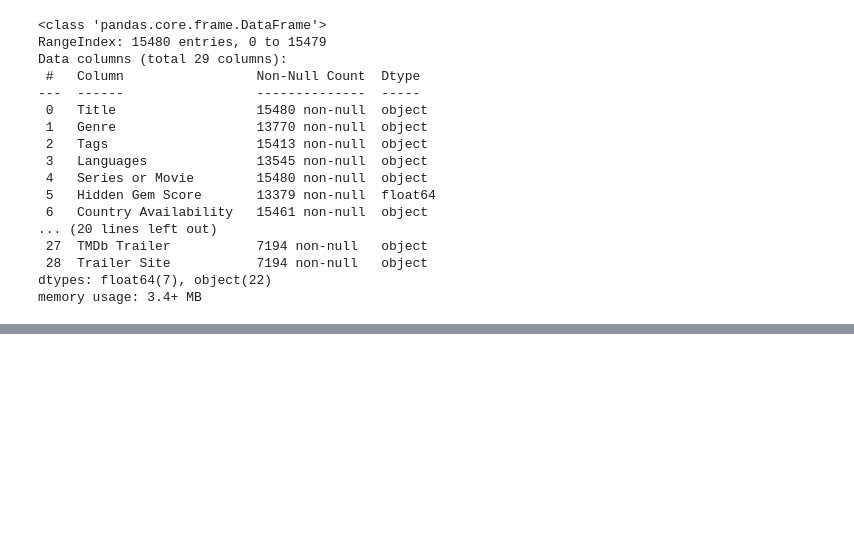
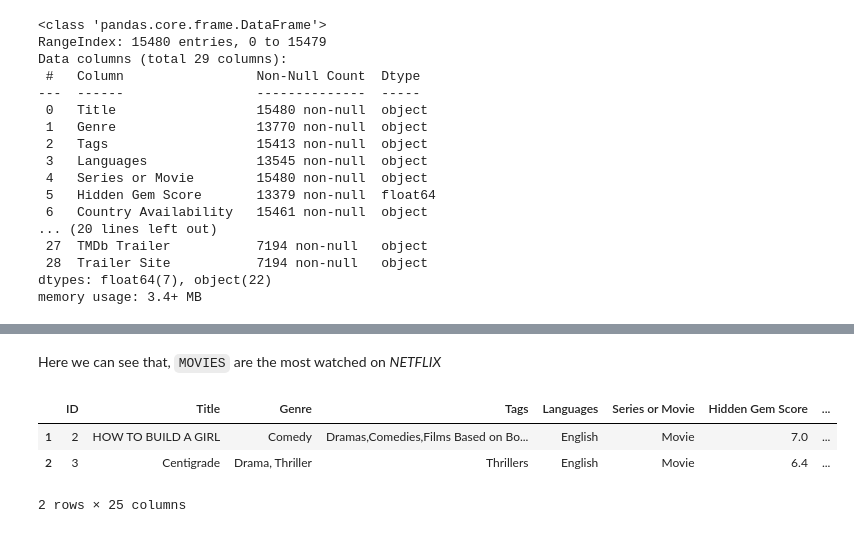
Before and after one commit to KunalSharma2001/Exploratory-data-analysis-EDA-, a Jupyter notebook: Netflix EDA/Netflix Data Analysis (EDA).ipynb, the cells around one changed output, grey strips where cells are left out. Drawn from its saved outputs; the diff is of its cells as text; code cells hidden in the pictures; blank space fills up the shorter version.

```diff
--- a/Netflix EDA/Netflix Data Analysis (EDA).ipynb
+++ b/Netflix EDA/Netflix Data Analysis (EDA).ipynb
@@ -190,0 +116,13 @@ file.head(2)
+# %% [markdown]
+Here we can see that, `MOVIES` are the most watched on *NETFLIX*
+# %%
+# Finding out the different type of Genres
+# Dividing the dataset into, two set for movies and series.
+# file_movie, file_series
+file_movie = file[file['Series or Movie'] == 'Movie']
+file_movie.head(2)
+# %% [output]
+|  | ID | Title | Genre | Tags | Languages | Series or Movie | Hidden Gem Score | ... |
+| 1 | 2 | HOW TO BUILD A GIRL | Comedy | Dramas,Comedies,Films Based on Bo... | English | Movie | 7.0 | ... |
+| 2 | 3 | Centigrade | Drama, Thriller | Thrillers | English | Movie | 6.4 | ... |
+2 rows × 25 columns
```
Also changed, not shown: parts of 15 cells of this notebook.
